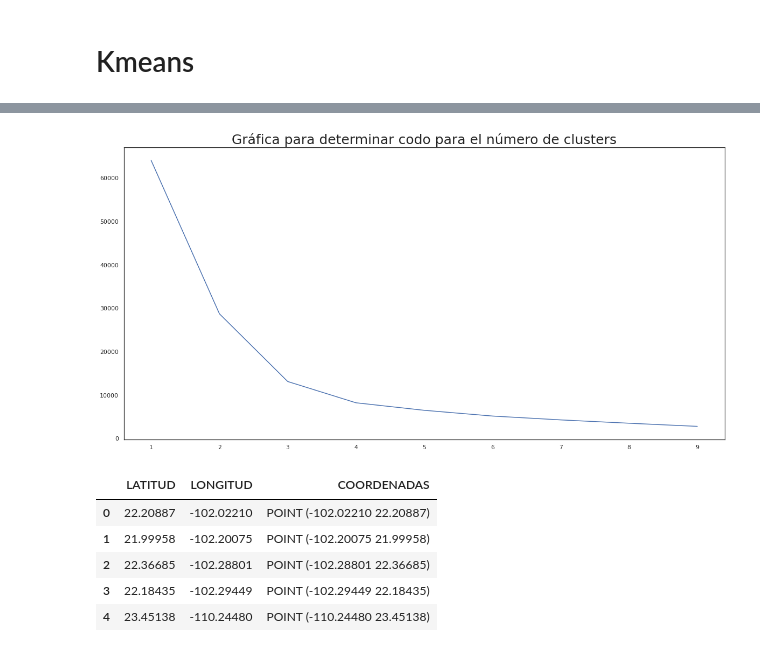
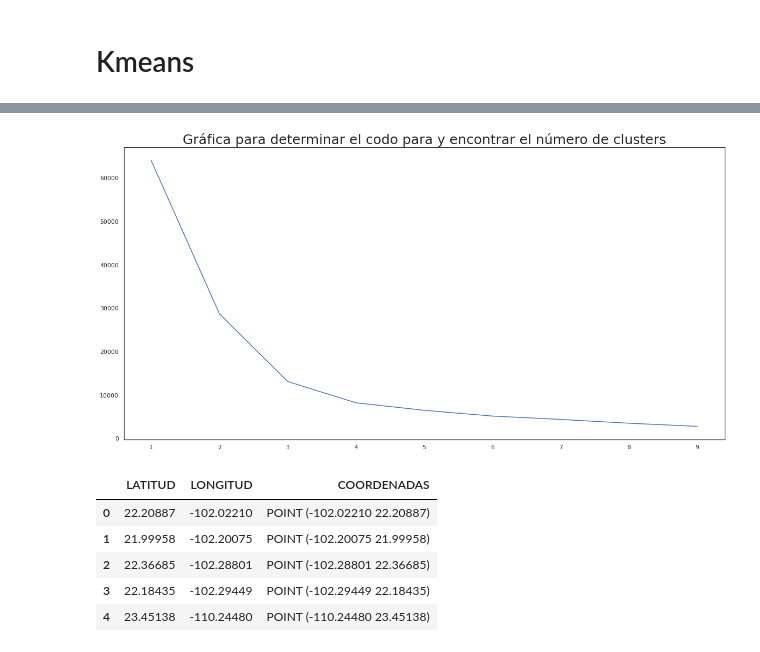
Before and after one commit to PosgradoMNA/actividades-del-projecto-equipo-13, a Jupyter notebook: Reto/Reto_Entrega_1__Limpieza_análisis_visualización_y_kmeans_JuanSebastianOrtegaBriones_A01794327.ipynb, the cells around one changed output, grey strips where cells are left out. Drawn from its saved outputs; the diff is of its cells as text; code cells hidden in the pictures.

```diff
--- a/Reto/Reto_Entrega_1__Limpieza_análisis_visualización_y_kmeans_JuanSebastianOrtegaBriones_A01794327.ipynb
+++ b/Reto/Reto_Entrega_1__Limpieza_análisis_visualización_y_kmeans_JuanSebastianOrtegaBriones_A01794327.ipynb
@@ -195,11 +216,11 @@ len(wcss)
 # %%
 from matplotlib.pyplot import figure
 figure(figsize=(20, 10))
 plt.plot(range(1,clusters), wcss)
-plt.title('Gráfica para determinar codo para el número de clusters', fontsize = 25)
+plt.title('Gráfica para determinar el codo para y encontrar el número de clusters', fontsize = 25)
 plt.show()
 # %% [output]
-[figure, old version]
+[figure, new version]
 # %%
 df["COORDENADAS"] = list(zip(df.LONGITUD, df.LATITUD))   # Se crea la columna de cooredeandas para poder graficar
 df["COORDENADAS"] = df["COORDENADAS"].apply(Point)        # Se convierte a objeto point para que lo use geopandas
```
Also changed, not shown: parts of 14 cells of this notebook.
